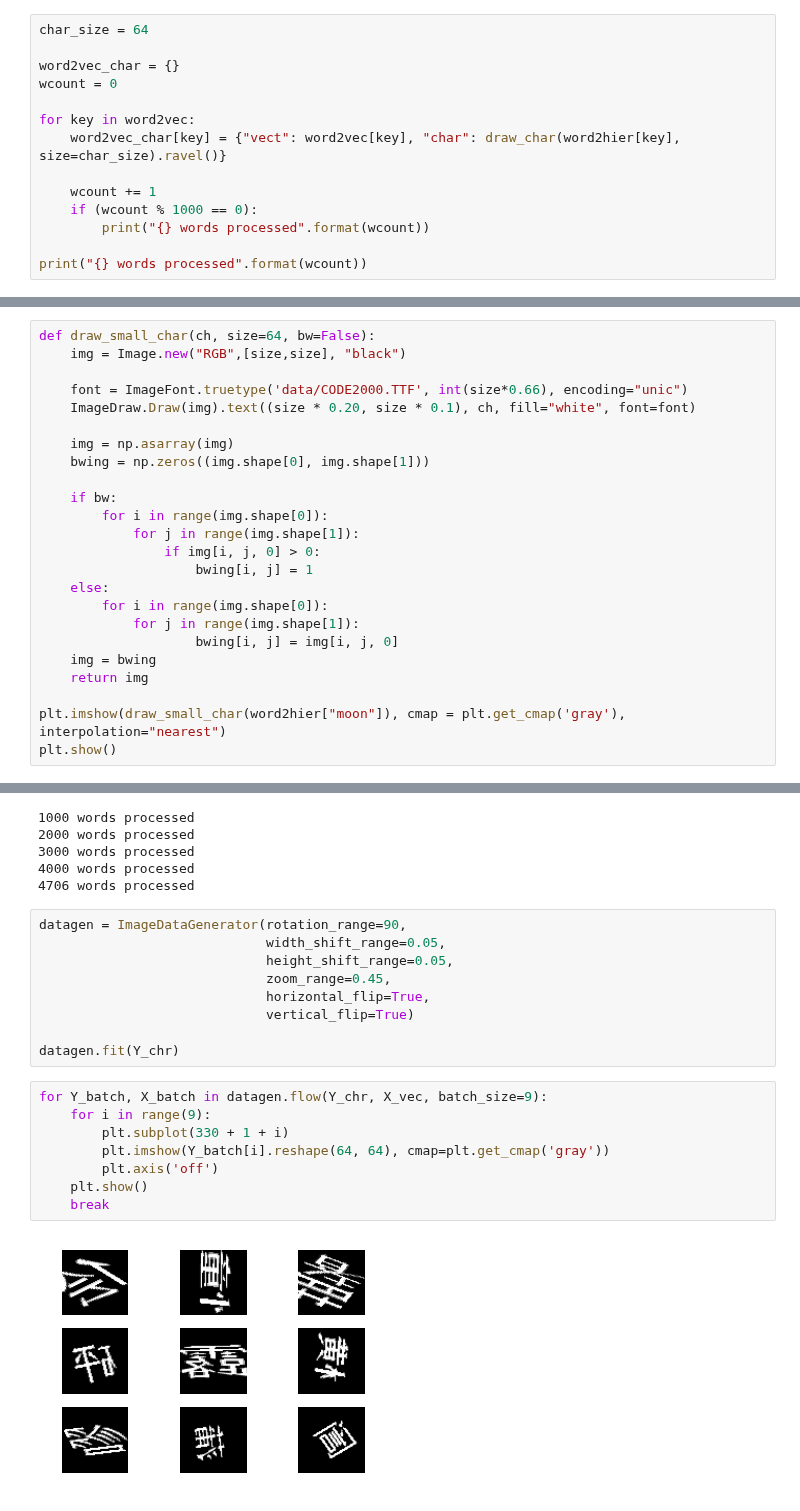
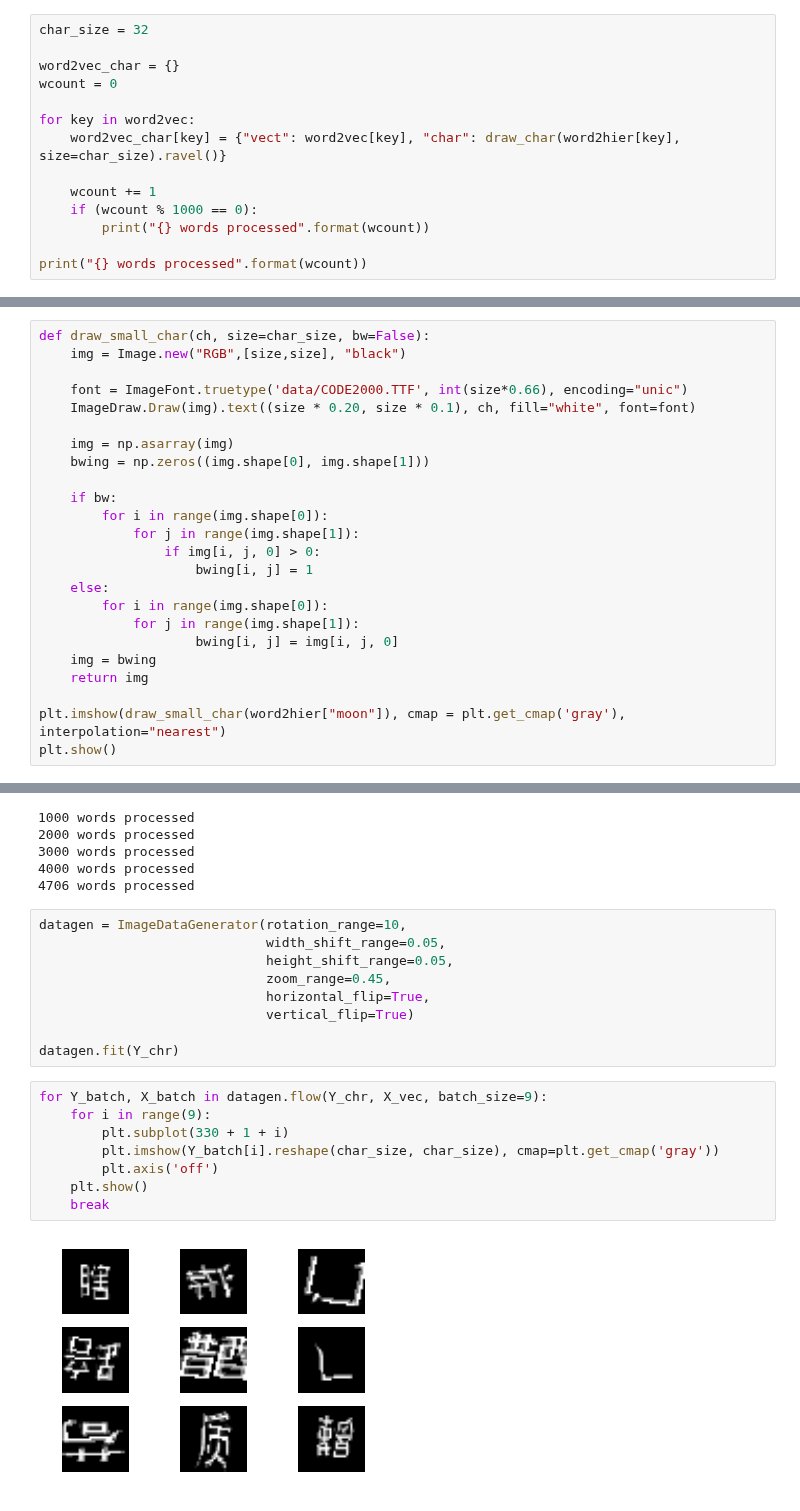
Before and after one commit to robolamp/SleepingCalligrapher, a Jupyter notebook: dict_gen.ipynb, the cells around one changed output, grey strips where cells are left out. Saved outputs shown, nothing was run; the diff lists cells and outputs as text.

Commit message:
dictionary: less rotation, smaller chars

```diff
--- a/dict_gen.ipynb
+++ b/dict_gen.ipynb
@@ -135,7 +135,7 @@ print("{} lines read, {} words found".format(lcount, wcount))
 # %% [markdown]
 ## Compose word to vector and character dictionary
 # %%
-char_size = 64
+char_size = 32
 
 word2vec_char = {}
 wcount = 0
@@ -186,7 +186,7 @@ print("{} lines wrote".format(lcount))
 ## Character images dataset augmentation
 Let's create 100 versions for every char
 # %%
-def draw_small_char(ch, size=64, bw=False):
+def draw_small_char(ch, size=char_size, bw=False):
     img = Image.new("RGB",[size,size], "black")
 
     font = ImageFont.truetype('data/CODE2000.TTF', int(size*0.66), encoding="unic")
@@ -244,7 +244,7 @@ Y_chr = np.array(Y_chr)
 4000 words processed
 4706 words processed
 # %%
-datagen = ImageDataGenerator(rotation_range=90,
+datagen = ImageDataGenerator(rotation_range=10,
                              width_shift_range=0.05,
                              height_shift_range=0.05,
                              zoom_range=0.45,
@@ -255,13 +255,13 @@ datagen.fit(Y_chr)
 # %%
 for Y_batch, X_batch in datagen.flow(Y_chr, X_vec, batch_size=9):
     for i in range(9):
         plt.subplot(330 + 1 + i)
-        plt.imshow(Y_batch[i].reshape(64, 64), cmap=plt.get_cmap('gray'))
+        plt.imshow(Y_batch[i].reshape(char_size, char_size), cmap=plt.get_cmap('gray'))
         plt.axis('off')
     plt.show()
     break
 # %% [output]
-[figure, old version]
+[figure, new version]
 # %%
 timestamp = datetime.now().strftime("%d_%m_%y_%H_%M_%S")
 filename = "./data/vector{}_to_char{}x{}_{}.txt".format(len(word2vec["cat"]),
```
Also changed, not shown: parts of 3 cells of this notebook.
